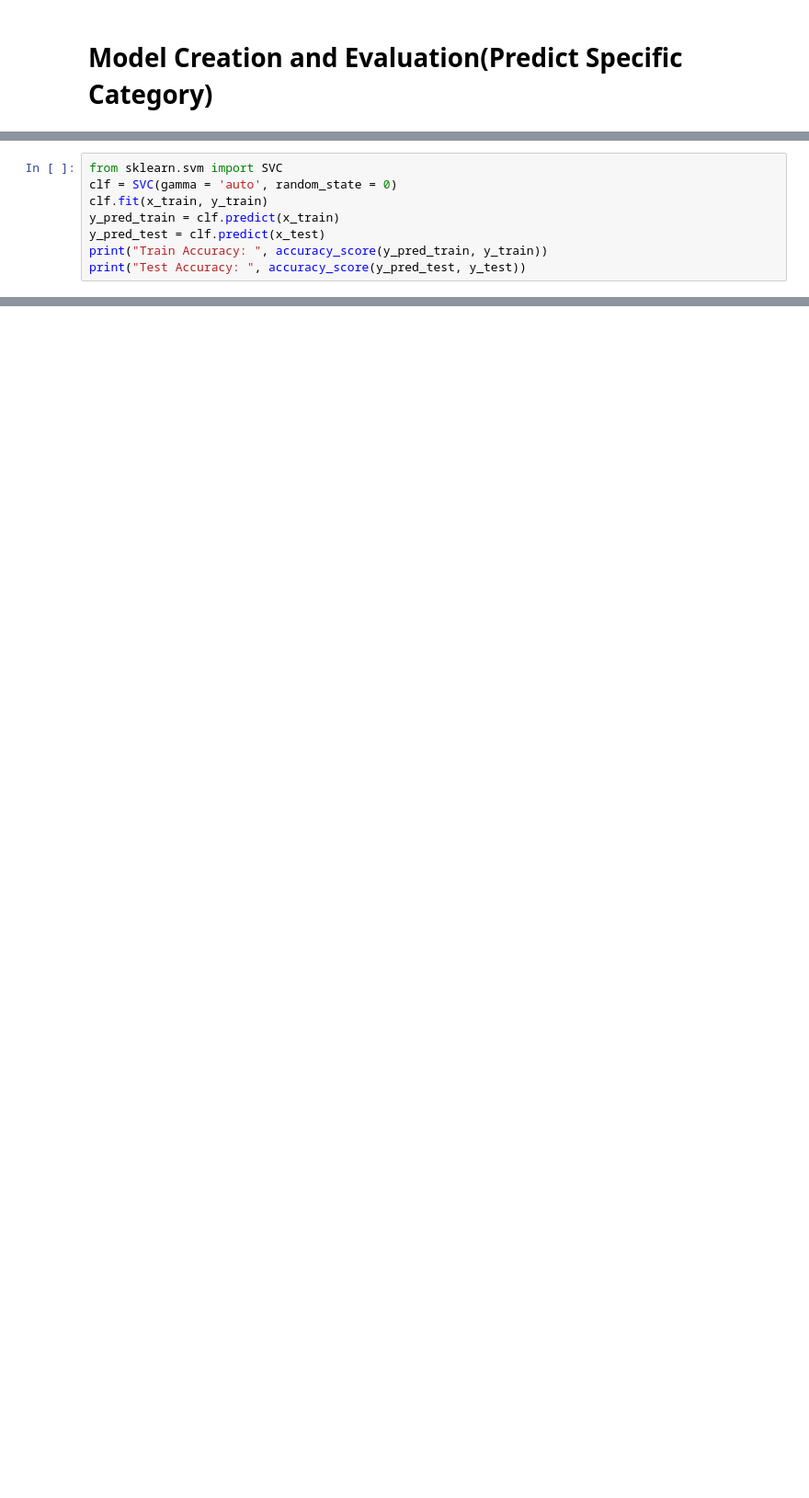
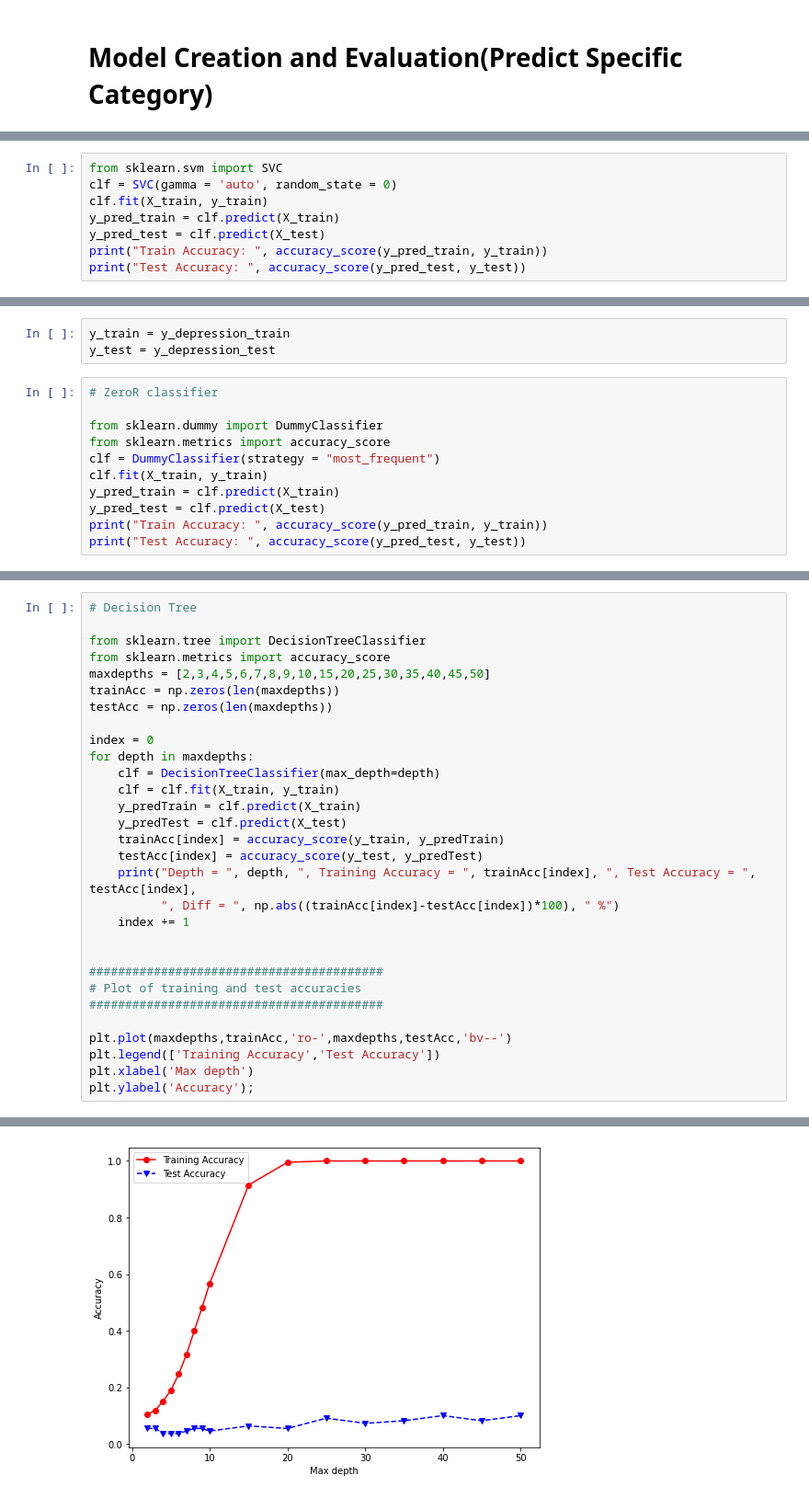
Before and after one commit to Jaber-Al-Siam/Lifestyle-and-Depression-Among-University-Students, a Jupyter notebook: Depression.ipynb, the cells around one changed output, grey strips where cells are left out. Shown at 92% size. Saved outputs shown, nothing was run; the diff lists cells and outputs as text; blank space fills up the shorter version.

```diff
--- a/Depression.ipynb
+++ b/Depression.ipynb
@@ -1066,9 +849,9 @@ Test Accuracy:  0.8272727272727273
 # %%
 from sklearn.svm import SVC
 clf = SVC(gamma = 'auto', random_state = 0)
-clf.fit(x_train, y_train)
-y_pred_train = clf.predict(x_train)
-y_pred_test = clf.predict(x_test)
+clf.fit(X_train, y_train)
+y_pred_train = clf.predict(X_train)
+y_pred_test = clf.predict(X_test)
 print("Train Accuracy: ", accuracy_score(y_pred_train, y_train))
 print("Test Accuracy: ", accuracy_score(y_pred_test, y_test))
 # %% [output]
@@ -1105,0 +895,14 @@ metrics.plot_roc_curve(clf, x_test, y_test);
+# %%
+y_train = y_depression_train
+y_test = y_depression_test
+# %%
+# ZeroR classifier
+
+from sklearn.dummy import DummyClassifier
+from sklearn.metrics import accuracy_score
+clf = DummyClassifier(strategy = "most_frequent")
+clf.fit(X_train, y_train)
+y_pred_train = clf.predict(X_train)
+y_pred_test = clf.predict(X_test)
+print("Train Accuracy: ", accuracy_score(y_pred_train, y_train))
+print("Test Accuracy: ", accuracy_score(y_pred_test, y_test))
@@ -1105,0 +912,31 @@ metrics.plot_roc_curve(clf, x_test, y_test);
+# %%
+# Decision Tree
+
+from sklearn.tree import DecisionTreeClassifier
+from sklearn.metrics import accuracy_score
+maxdepths = [2,3,4,5,6,7,8,9,10,15,20,25,30,35,40,45,50]
+trainAcc = np.zeros(len(maxdepths))
+testAcc = np.zeros(len(maxdepths))
+
+index = 0
+for depth in maxdepths:
+    clf = DecisionTreeClassifier(max_depth=depth)
+    clf = clf.fit(X_train, y_train)
+    y_predTrain = clf.predict(X_train)
+    y_predTest = clf.predict(X_test)
+    trainAcc[index] = accuracy_score(y_train, y_predTrain)
+    testAcc[index] = accuracy_score(y_test, y_predTest)
+    print("Depth = ", depth, ", Training Accuracy = ", trainAcc[index], ", Test Accuracy = ", testAcc[index],
+          ", Diff = ", np.abs((trainAcc[index]-testAcc[index])*100), " %")
+    index += 1
+
+
+#########################################
+# Plot of training and test accuracies
+#########################################
+
+plt.plot(maxdepths,trainAcc,'ro-',maxdepths,testAcc,'bv--')
+plt.legend(['Training Accuracy','Test Accuracy'])
+plt.xlabel('Max depth')
+plt.ylabel('Accuracy');
+# %% [output]
@@ -1105,0 +960 @@ metrics.plot_roc_curve(clf, x_test, y_test);
+[figure, added]
```
Also changed, not shown: parts of 67 cells of this notebook.
